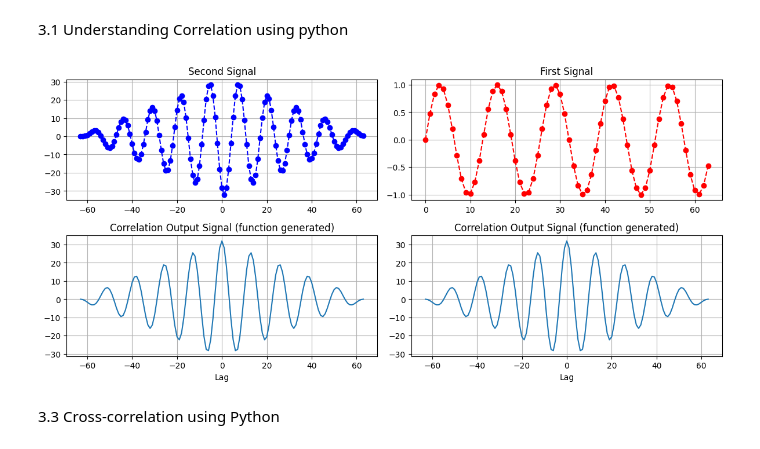
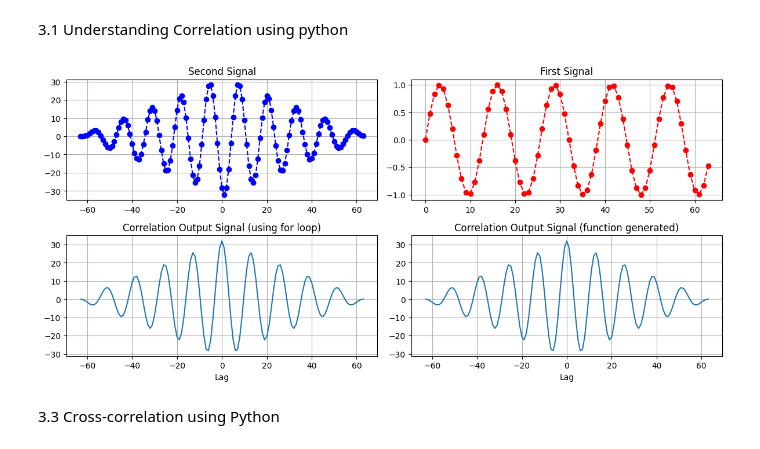
Before and after one commit to tripathy12345/signals_and_system_lab, a Jupyter notebook: Convolution_and_correlation_of_DTS.ipynb, the cells around one changed output. Drawn from its saved outputs; the diff is of its cells as text; code cells hidden in the pictures.

```diff
--- a/Convolution_and_correlation_of_DTS.ipynb
+++ b/Convolution_and_correlation_of_DTS.ipynb
@@ -75,35 +75,35 @@ nx = np.arange(-(raw_second_signal_len - 1), raw_first_signal_len)
 # Function-generated Correlation
 fun_gen_output_signal, lagg = np.correlate(raw_first_signal, raw_second_signal, mode='full'), np.arange(-(raw_first_signal_len - 1), raw_second_signal_len)
 
 # Plotting...
 plt.figure(figsize=(12, 8))
 
 plt.subplot(3, 2, 2)
 plt.plot(raw_first_signal, "r--o")
 plt.title('First Signal')
 plt.grid(True)
 
 plt.subplot(3, 2, 1)
 plt.plot(nx,output_signal, "b--o")
 plt.title('Second Signal')
 plt.grid(True)
 
 plt.subplot(3, 2, 3)
 plt.plot(lagg, fun_gen_output_signal)
-plt.title('Correlation Output Signal (function generated)')
+plt.title('Correlation Output Signal (using for loop)')
 plt.xlabel('Lag')
 plt.grid(True)
 
 plt.subplot(3, 2, 4)
 plt.plot(lagg, fun_gen_output_signal)
 plt.title('Correlation Output Signal (function generated)')
 plt.xlabel('Lag')
 plt.grid(True)
 
 plt.tight_layout()
 plt.show()
 # %% [output]
-[figure, old version]
+[figure, new version]
 # %% [markdown]
 3.3 Cross-correlation using Python
 # %%
```
